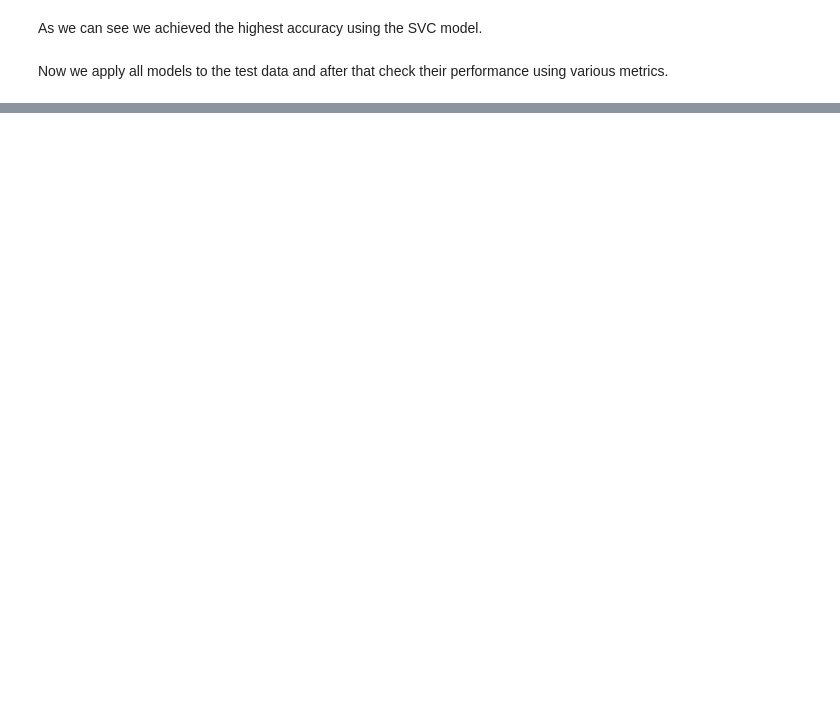
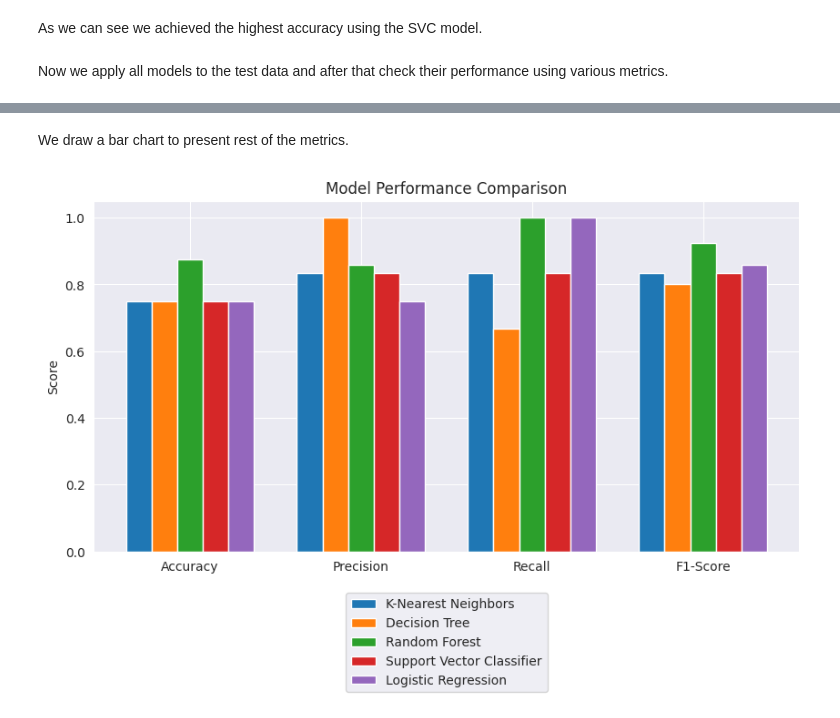
Before and after one commit to Vyien/AI_MED_Recruitment, a Jupyter notebook: Task/cardiomegaly.ipynb, the cells around one changed output, grey strips where cells are left out. Drawn from its saved outputs; the diff is of its cells as text; code cells hidden in the pictures; blank space fills up the shorter version.

Commit message:
Add accuracy comparison and metric graph

```diff
--- a/Task/cardiomegaly.ipynb
+++ b/Task/cardiomegaly.ipynb
@@ -418,27 +418,27 @@ Best Params (from GridSearch): {'model__C': 0.001, 'model__class_weight': None,
 We start with creating some dictionaries collecting the models we trained and their data. It will make the analysis easier later.
 # %%
 final_models = {
-    "Logistic Regression": pipe_log_final,
     "K-Nearest Neighbors": pipe_knn_final,
     "Decision Tree": pipe_tree_final,
     "Random Forest": pipe_rf_final,
-    "Support Vector Classifier": pipe_svc_final
+    "Support Vector Classifier": pipe_svc_final,
+    "Logistic Regression": pipe_log_final
 }
 
 best_params = {
-    "Logistic Regression": log_best_params,
     "K-Nearest Neighbors": knn_best_params,
     "Decision Tree": tree_best_params,
     "Random Forest": rf_best_params,
-    "Support Vector Classifier": svc_best_params
+    "Support Vector Classifier": svc_best_params,
+    "Logistic Regression": log_best_params
 }
 
 best_score = {
-    "Logistic Regression": log_best_score,
     "K-Nearest Neighbors": knn_best_score,
     "Decision Tree": tree_best_score,
     "Random Forest": rf_best_score,
-    "Support Vector Classifier": svc_best_score
+    "Support Vector Classifier": svc_best_score,
+    "Logistic Regression": log_best_score
 }
 # %% [markdown]
 We collect the accuracy data in a DataFrame and sort it to see which model performed the best on the training data.
@@ -481,0 +500,27 @@ for name, model in final_models.items():
+# %% [markdown]
+We draw a bar chart to present rest of the metrics.
+# %%
+models = list(test_metrics.keys())
+metrics = ["Accuracy", "Precision", "Recall", "F1-Score"]
+
+values = [[test_metrics[m][metric] for metric in metrics] for m in models]
+
+x = range(len(metrics))
+bar_width = 0.15
+
+plt.figure(figsize=(10, 5))
+for i, model in enumerate(models):
+    plt.bar(
+        [p + i * bar_width for p in x],
+        values[i],
+        width=bar_width,
+        label=model
+    )
+
+plt.xticks([p + bar_width * (len(models) - 1) / 2 for p in x], metrics)
+plt.ylabel("Score")
+plt.title("Model Performance Comparison")
+plt.legend(loc="upper center",  bbox_to_anchor=(0.5, -0.1))
+plt.show()
+# %% [output]
+[figure, added]
```
Also changed, not shown: parts of 3 cells of this notebook.
